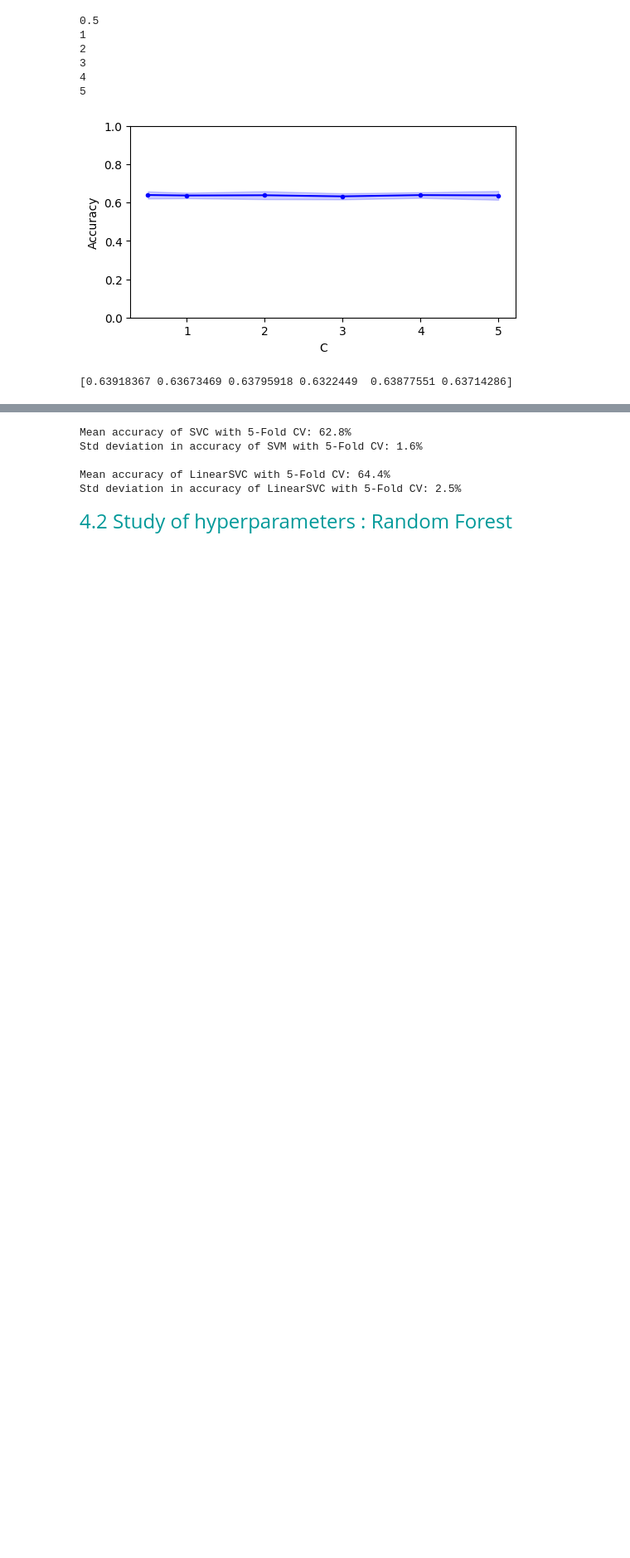
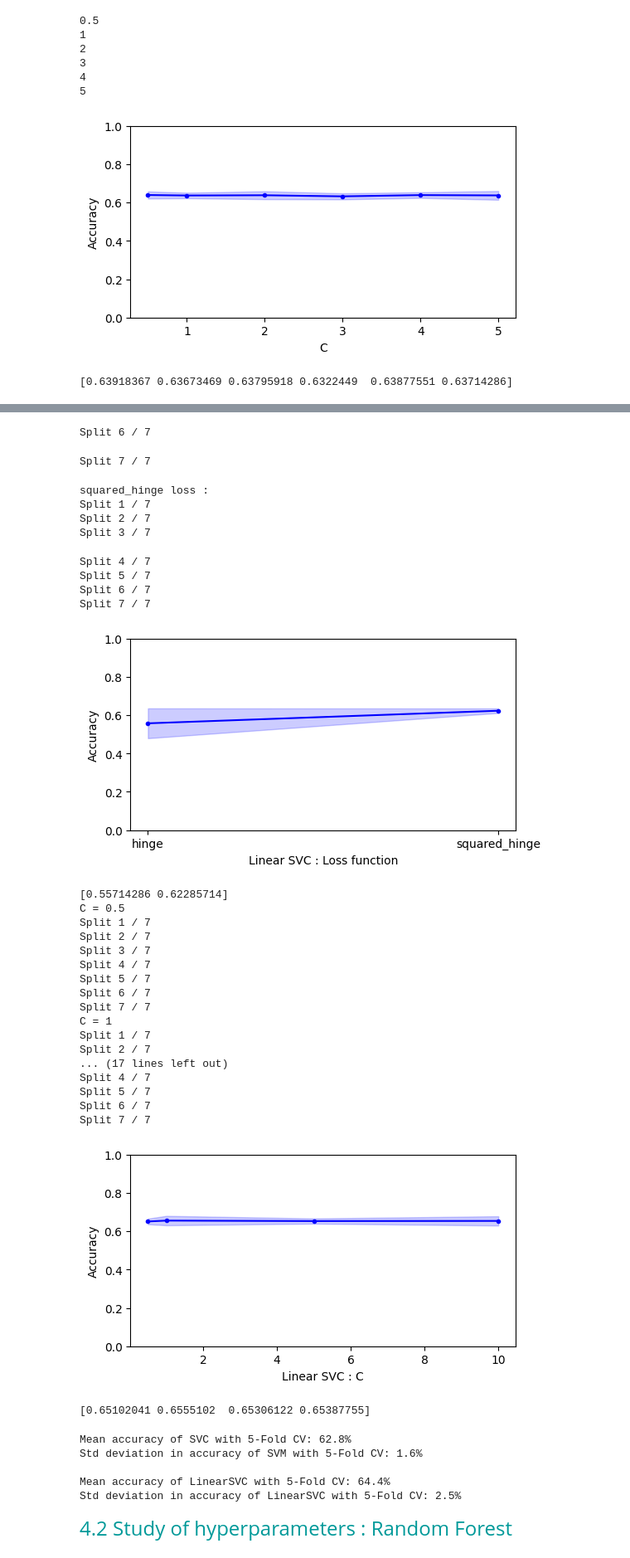
Before and after one commit to sarajavadian/LELEC210X_groupeC, a Jupyter notebook: classification/Our_Classif.ipynb, the cells around one changed output, grey strips where cells are left out. Shown: that part at 83% size. Cells and saved outputs as stored; diff of their text form; code cells hidden in the pictures; blank space fills up the shorter version.

```diff
--- a/classification/Our_Classif.ipynb
+++ b/classification/Our_Classif.ipynb
@@ -85,6 +77,9 @@ Temps d'exécution: 11.326 [s]
 classnames = ["birds", "chainsaw","fire","handsaw","helicopter"]
 FV_matrix = np.load(fm_dir+"Our_FV_matrix_2D___V3.npy")
 labels = np.load(fm_dir+"Labels_matrix___V3.npy")
+
+Small_FV_matrix = np.load(fm_dir+"Small_FV_matrix_2D.npy")
+Small_labels = np.load(fm_dir+"Small_Labels_matrix.npy")
 # %%
 # Shuffle then split the dataset into training and testing subsets
 X_train, X_test, y_train, y_test = train_test_split(FV_matrix, labels, test_size=0.3, stratify=labels) # random_state=1
@@ -791,6 +844,8 @@ print(means_svm)
 # %%
 ############ SVM ###############
 #------ LinearSVC tuning ------#
+
+X_train_small, X_test_small, y_train_small, y_test_small = train_test_split(Small_FV_matrix, Small_labels, test_size=0.3, stratify=Small_labels) # random_state=1
 
 n_splits = 7
 kf = StratifiedKFold(n_splits=n_splits,shuffle=True)
@@ -798,13 +853,14 @@ loss = ["hinge", "squared_hinge"]
 accuracies_lin = np.zeros((len(loss), n_splits))
 
 for i, l in enumerate(loss):
-    model_lin = svm.LinearSVC(dual="auto", max_iter=1000000, loss=l)
-
-    for k, idx in enumerate(kf.split(X_train,y_train)):
-            (idx_learn, idx_val) = idx
-            model_lin.fit(X_train[idx_learn], y_train[idx_learn])
-            prediction_lin = model_lin.predict(X_train[idx_val])
-            accuracies_lin[i,k] = accuracy(prediction_lin, y_train[idx_val])
+    model_lin = svm.LinearSVC(dual="auto", max_iter=10000, loss=l)
+    print(l, "loss :")
+    for k, idx in enumerate(kf.split(X_train_small,y_train_small)):
+        print("Split",k+1,"/",n_splits)
+        (idx_learn, idx_val) = idx
+        model_lin.fit(X_train_small[idx_learn], y_train_small[idx_learn])
+        prediction_lin = model_lin.predict(X_train_small[idx_val])
+        accuracies_lin[i,k] = accuracy(prediction_lin, y_train_small[idx_val])
 
 means_lin = accuracies_lin.mean(axis=1)
 stds_lin = accuracies_lin.std(axis=1)
@@ -824,13 +880,14 @@ C = [0.5,1,5,10]
 accuracies_lin = np.zeros((len(C), n_splits))
 
 for i, c in enumerate(C):
-    model_lin = svm.LinearSVC(dual="auto", max_iter=1000000, C=c)
-
+    model_lin = svm.LinearSVC(dual="auto", max_iter=10000, C=c)
+    print("C =",c)
     for k, idx in enumerate(kf.split(X_train,y_train)):
-            (idx_learn, idx_val) = idx
-            model_lin.fit(X_train[idx_learn], y_train[idx_learn])
-            prediction_lin = model_lin.predict(X_train[idx_val])
-            accuracies_lin[i,k] = accuracy(prediction_lin, y_train[idx_val])
+        print("Split",k+1,"/",n_splits)
+        (idx_learn, idx_val) = idx
+        model_lin.fit(X_train[idx_learn], y_train[idx_learn])
+        prediction_lin = model_lin.predict(X_train[idx_val])
+        accuracies_lin[i,k] = accuracy(prediction_lin, y_train[idx_val])
 
 means_lin = accuracies_lin.mean(axis=1)
 stds_lin = accuracies_lin.std(axis=1)
@@ -843,3 +900,4 @@ plt.xlabel('Linear SVC : C')
 plt.ylabel('Accuracy')
 plt.show()
 print(means_lin)
+# %% [output]
@@ -846,3 +910,33 @@ print(means_lin)
+Split 6 / 7
+Split 7 / 7
+squared_hinge loss :
+Split 1 / 7
+Split 2 / 7
+Split 3 / 7
+Split 4 / 7
+Split 5 / 7
+Split 6 / 7
+Split 7 / 7
+[figure, added]
+[0.55714286 0.62285714]
+C = 0.5
+Split 1 / 7
+Split 2 / 7
+Split 3 / 7
+Split 4 / 7
+Split 5 / 7
+Split 6 / 7
+Split 7 / 7
+C = 1
+Split 1 / 7
+Split 2 / 7
+... (17 lines left out)
+Split 4 / 7
+Split 5 / 7
+Split 6 / 7
+Split 7 / 7
+[figure, added]
+[0.65102041 0.6555102  0.65306122 0.65387755]
 # %%
 ############ SVM ###############
 #------ SVC vs LinearSVC ------#
```
Also changed, not shown: parts of 7 cells of this notebook, 9 other files.
